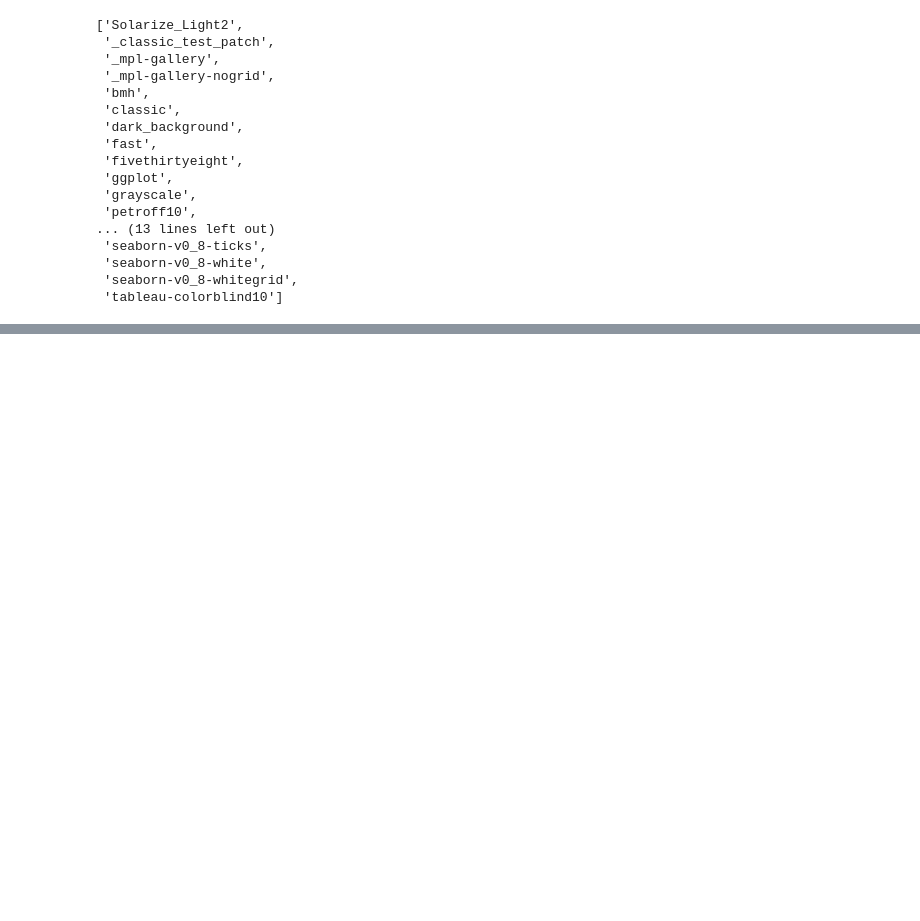
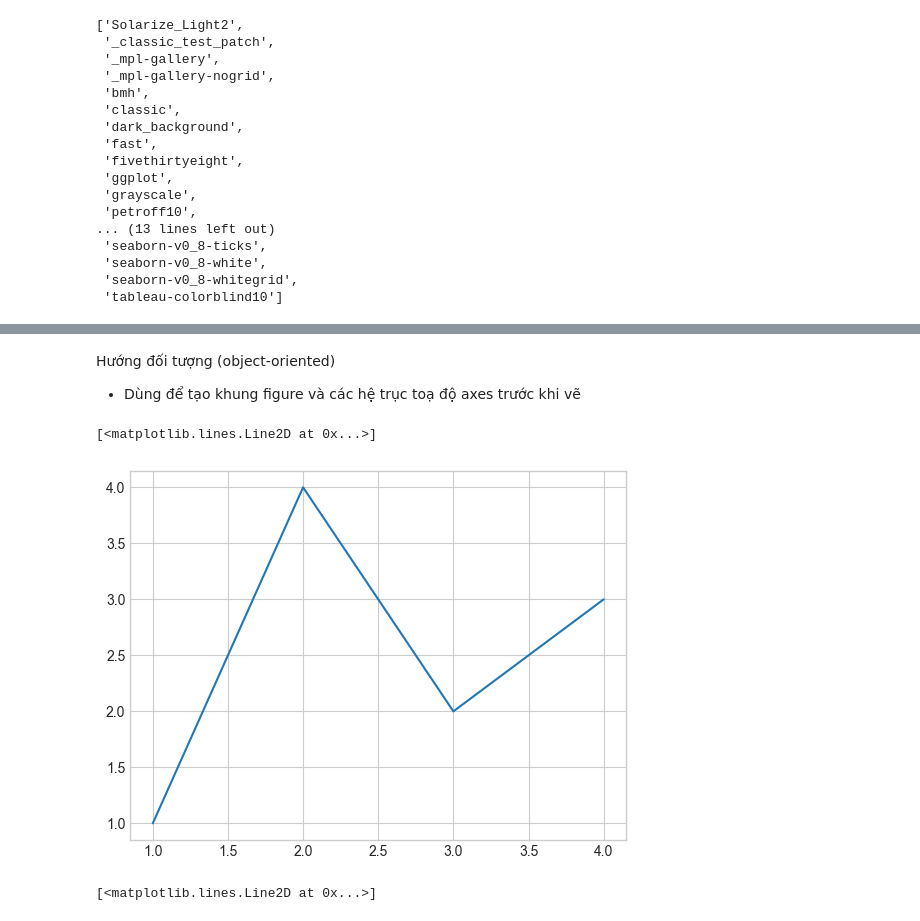
Before and after one commit to lqv221998-design/hoc_python, a Jupyter notebook: Data_Science/Matplotlib.ipynb, the cells around one changed output, grey strips where cells are left out. Cells and saved outputs as stored; diff of their text form; code cells hidden in the pictures; blank space fills up the shorter version.

```diff
--- a/Data_Science/Matplotlib.ipynb
+++ b/Data_Science/Matplotlib.ipynb
@@ -37,0 +68,13 @@ plt.plot(x, y,color = 'red');
+# %% [markdown]
+Hướng đối tượng (object-oriented)
+- Dùng để tạo khung figure và các hệ trục toạ độ axes trước khi vẽ
+# %%
+fig, ax = plt.subplots()
+ax.plot([1, 2, 3, 4], [1, 4, 2, 3])
+# %% [output]
+[<matplotlib.lines.Line2D at 0x...>]
+[figure, added]
+# %%
+ax.plot([1, 2, 3, 4], [1, 4, 2, 3])
+# %% [output]
+[<matplotlib.lines.Line2D at 0x...>]
```
Also changed, not shown: parts of 6 cells of this notebook, 2 other files.
